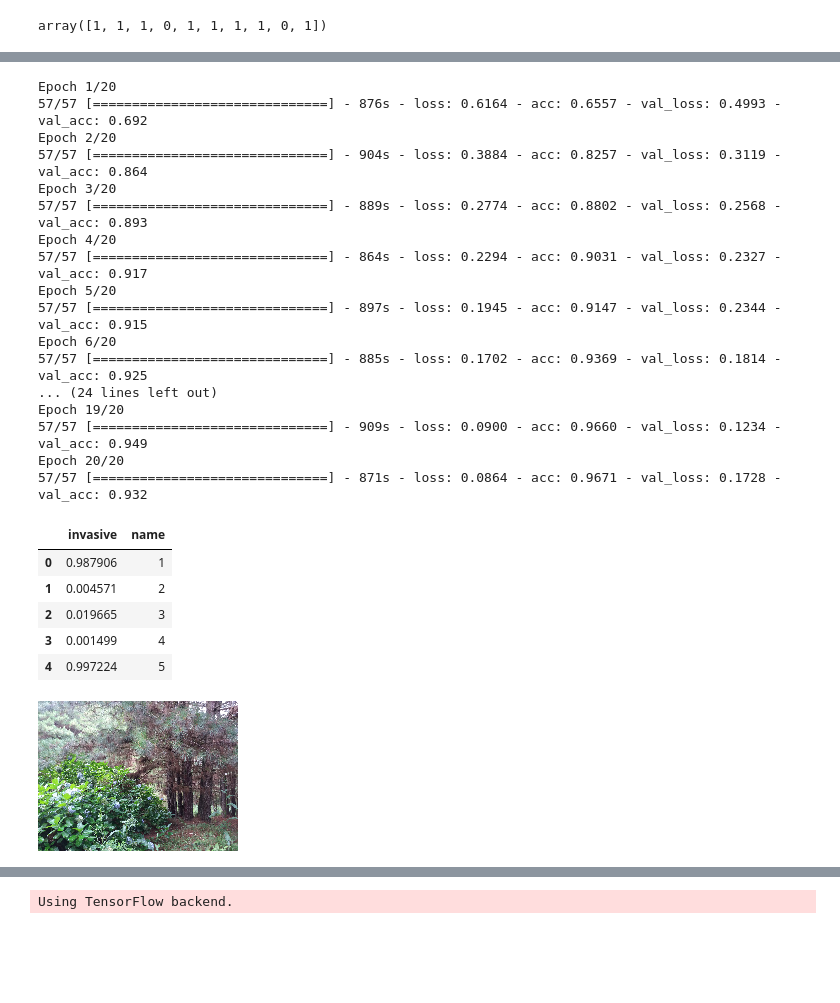
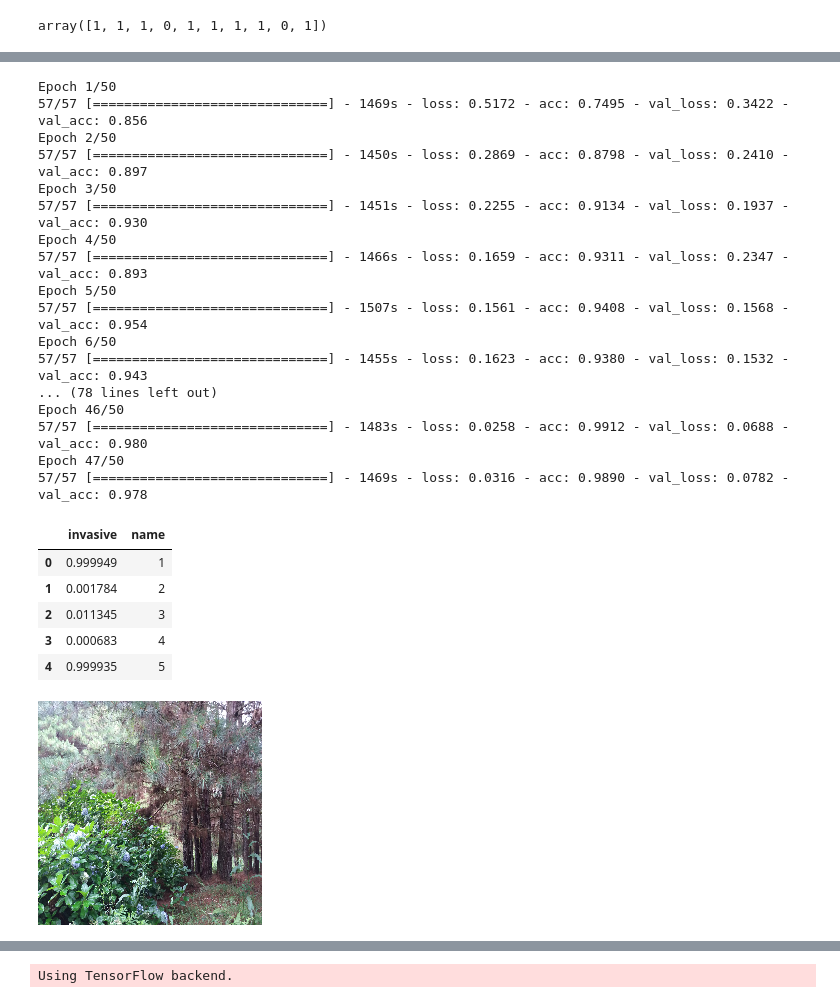
Before and after one commit to alekseisolovev/kaggle, a Jupyter notebook: invasive-species/nn_vgg16.ipynb, the cells around one changed output, grey strips where cells are left out. Drawn from its saved outputs; the diff is of its cells as text; code cells hidden in the pictures; blank space fills up the shorter version.

```diff
--- a/invasive-species/nn_vgg16.ipynb
+++ b/invasive-species/nn_vgg16.ipynb
@@ -109,41 +105,44 @@ model.compile(loss='binary_crossentropy', optimizer=optimizers.SGD(lr=1e-4, mome
               metrics=['accuracy'])
 # %%
 from keras.preprocessing.image import ImageDataGenerator
-from keras.callbacks import ModelCheckpoint
+from keras.callbacks import EarlyStopping, ModelCheckpoint
 
 batch_size = 32
-epochs = 20
+epochs = 50
 
 train_datagen = ImageDataGenerator(
         rotation_range=30,
         width_shift_range=0.1,
         height_shift_range=0.1,
         horizontal_flip=True)
+
 train_datagen.fit(X_tr)
-fx
+
+callbacks = [EarlyStopping(monitor='val_acc', patience=10, verbose=0),
+             ModelCheckpoint('model.h5', monitor='val_loss', save_best_only=True, verbose=0)]
+
 history = model.fit_generator(
     train_datagen.flow(X_tr, y_tr, batch_size=batch_size),
     steps_per_epoch=X_tr.shape[0] // batch_size, epochs=epochs,
-    validation_data=(X_te, y_te),
-    callbacks=[ModelCheckpoint('vgg16.model', monitor='val_acc', save_best_only=True)])
+    validation_data=(X_te, y_te), callbacks=callbacks)
 # %% [output]
-Epoch 1/20
-57/57 [==============================] - 876s - loss: 0.6164 - acc: 0.6557 - val_loss: 0.4993 - val_acc: 0.692
-Epoch 2/20
-57/57 [==============================] - 904s - loss: 0.3884 - acc: 0.8257 - val_loss: 0.3119 - val_acc: 0.864
-Epoch 3/20
-57/57 [==============================] - 889s - loss: 0.2774 - acc: 0.8802 - val_loss: 0.2568 - val_acc: 0.893
-Epoch 4/20
-57/57 [==============================] - 864s - loss: 0.2294 - acc: 0.9031 - val_loss: 0.2327 - val_acc: 0.917
-Epoch 5/20
-57/57 [==============================] - 897s - loss: 0.1945 - acc: 0.9147 - val_loss: 0.2344 - val_acc: 0.915
-Epoch 6/20
-57/57 [==============================] - 885s - loss: 0.1702 - acc: 0.9369 - val_loss: 0.1814 - val_acc: 0.925
-... (24 lines left out)
-Epoch 19/20
-57/57 [==============================] - 909s - loss: 0.0900 - acc: 0.9660 - val_loss: 0.1234 - val_acc: 0.949
-Epoch 20/20
-57/57 [==============================] - 871s - loss: 0.0864 - acc: 0.9671 - val_loss: 0.1728 - val_acc: 0.932
+Epoch 1/50
+57/57 [==============================] - 1469s - loss: 0.5172 - acc: 0.7495 - val_loss: 0.3422 - val_acc: 0.856
+Epoch 2/50
+57/57 [==============================] - 1450s - loss: 0.2869 - acc: 0.8798 - val_loss: 0.2410 - val_acc: 0.897
+Epoch 3/50
+57/57 [==============================] - 1451s - loss: 0.2255 - acc: 0.9134 - val_loss: 0.1937 - val_acc: 0.930
+Epoch 4/50
+57/57 [==============================] - 1466s - loss: 0.1659 - acc: 0.9311 - val_loss: 0.2347 - val_acc: 0.893
+Epoch 5/50
+57/57 [==============================] - 1507s - loss: 0.1561 - acc: 0.9408 - val_loss: 0.1568 - val_acc: 0.954
+Epoch 6/50
+57/57 [==============================] - 1455s - loss: 0.1623 - acc: 0.9380 - val_loss: 0.1532 - val_acc: 0.943
+... (78 lines left out)
+Epoch 46/50
+57/57 [==============================] - 1483s - loss: 0.0258 - acc: 0.9912 - val_loss: 0.0688 - val_acc: 0.980
+Epoch 47/50
+57/57 [==============================] - 1469s - loss: 0.0316 - acc: 0.9890 - val_loss: 0.0782 - val_acc: 0.978
 # %%
 y_pred = model.predict(X_test)
 # %%
@@ -155,17 +154,17 @@ output.to_csv('submission.csv', index=False)
 # %%
-output.head()
+sub.head()
 # %% [output]
 |  | invasive | name |
-| 0 | 0.987906 | 1 |
-| 1 | 0.004571 | 2 |
-| 2 | 0.019665 | 3 |
-| 3 | 0.001499 | 4 |
-| 4 | 0.997224 | 5 |
+| 0 | 0.999949 | 1 |
+| 1 | 0.001784 | 2 |
+| 2 | 0.011345 | 3 |
+| 3 | 0.000683 | 4 |
+| 4 | 0.999935 | 5 |
 # %%
-test_img = load_img('test/1.jpg', target_size=(150,200))
+test_img = load_img('test/1.jpg', target_size=(224,224))
 test_img
 # %% [output]
-[figure, old version]
+[figure, new version]
 # %%
 test_img = img_to_array(test_img)
 test_img = test_img.reshape((1,) + test_img.shape) / 255
```
Also changed, not shown: parts of 22 cells of this notebook.
